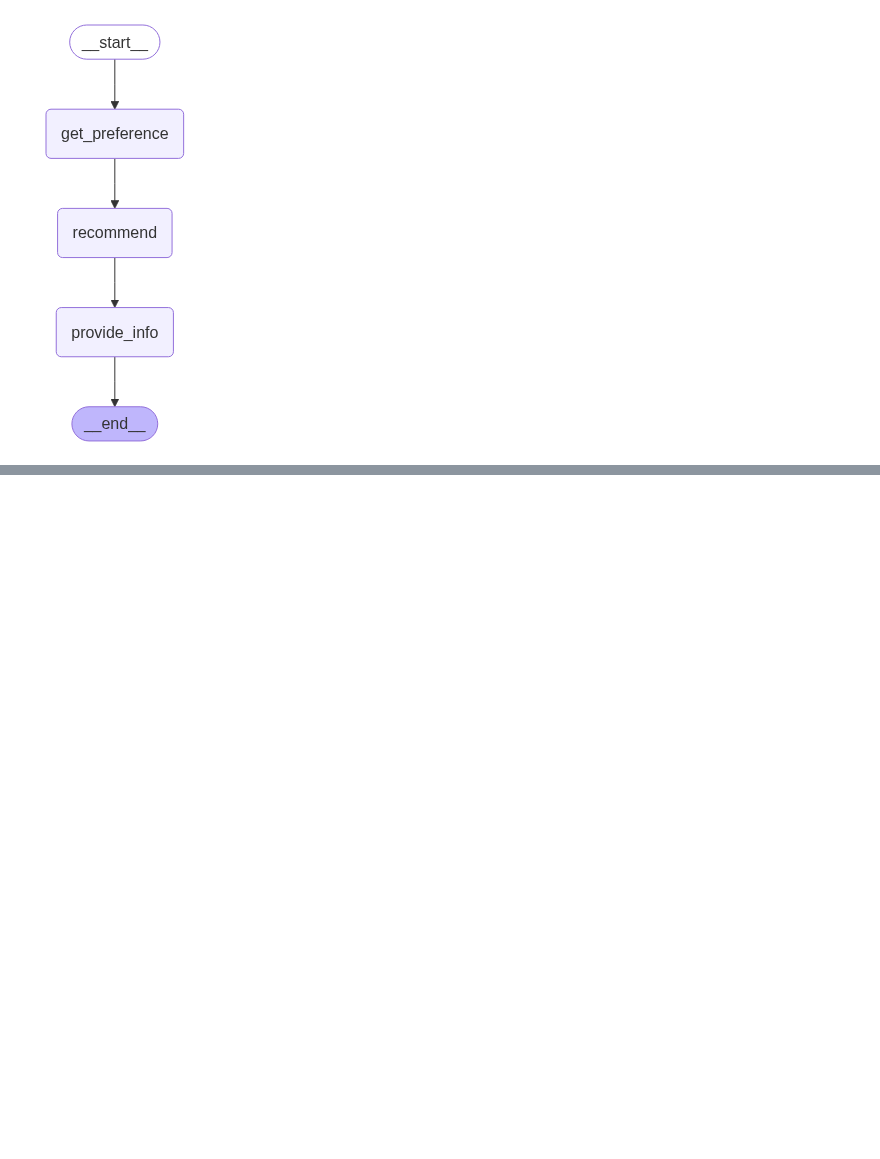
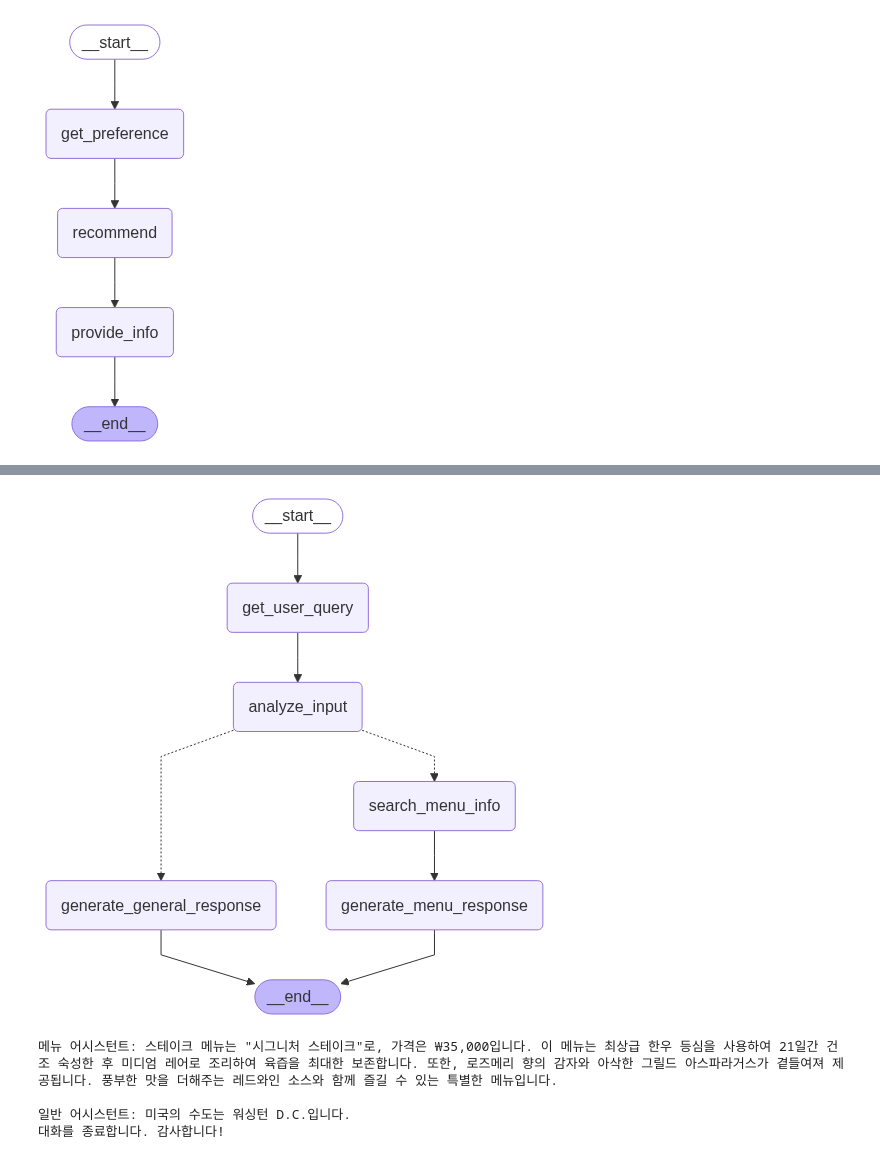
Before and after one commit to Jaehoonang/study, a Jupyter notebook: langgraph_agent/PRJ2.ipynb, the cells around one changed output, grey strips where cells are left out. Cells and saved outputs as stored; diff of their text form; code cells hidden in the pictures; blank space fills up the shorter version.

```diff
--- a/langgraph_agent/PRJ2.ipynb
+++ b/langgraph_agent/PRJ2.ipynb
@@ -114,0 +201,55 @@ for _ in range(2):
+# %%
+from typing import Literal
+
+def decide_next_step(state: MenuState) -> Literal["search_menu_info", "generate_general_response"]:
+    if state['is_menu_related']:
+        return "search_menu_info"
+    else:
+        return "generate_general_response"
+# %%
+from langgraph.graph import StateGraph, START, END
+
+builder = StateGraph(MenuState)
+
+builder.add_node("get_user_query", get_user_query)
+builder.add_node("analyze_input", analyze_input)
+builder.add_node("search_menu_info", search_menu_info)
+builder.add_node("generate_menu_response", generate_menu_response)
+builder.add_node("generate_general_response", generate_general_response)
+
+builder.add_edge(START, "get_user_query")
+builder.add_edge("get_user_query", "analyze_input")
+
+builder.add_conditional_edges(
+    "analyze_input",
+    decide_next_step,
+    {
+        "search_menu_info": "search_menu_info",
+        "generate_general_response": "generate_general_response"
+    }
+)
+
+builder.add_edge("search_menu_info", "generate_menu_response")
+builder.add_edge("generate_menu_response", END)
+builder.add_edge("generate_general_response", END)
+
+graph = builder.compile()
+# %%
+from IPython.display import Image, display
+
+display(Image(graph.get_graph().draw_mermaid_png()))
+# %% [output]
+[figure, added]
+# %%
+while True:
+    initial_state = {'user_query': ''}
+    graph.invoke(initial_state)
+    continue_chat = input("다른 질문이 있으신가요? (y/n): ").lower()
+    if continue_chat != 'y':
+        print("대화를 종료합니다. 감사합니다!")
+        break
+# %% [output]
+메뉴 어시스턴트: 스테이크 메뉴는 "시그니처 스테이크"로, 가격은 ₩35,000입니다. 이 메뉴는 최상급 한우 등심을 사용하여 21일간 건조 숙성한 후 미디엄 레어로 조리하여 육즙을 최대한 보존합니다. 또한, 로즈메리 향의 감자와 아삭한 그릴드 아스파라거스가 곁들여져 제공됩니다. 풍부한 맛을 더해주는 레드와인 소스와 함께 즐길 수 있는 특별한 메뉴입니다.
+
+일반 어시스턴트: 미국의 수도는 워싱턴 D.C.입니다.
+대화를 종료합니다. 감사합니다!
```
Also changed, not shown: parts of 4 cells of this notebook, 1 other file.
